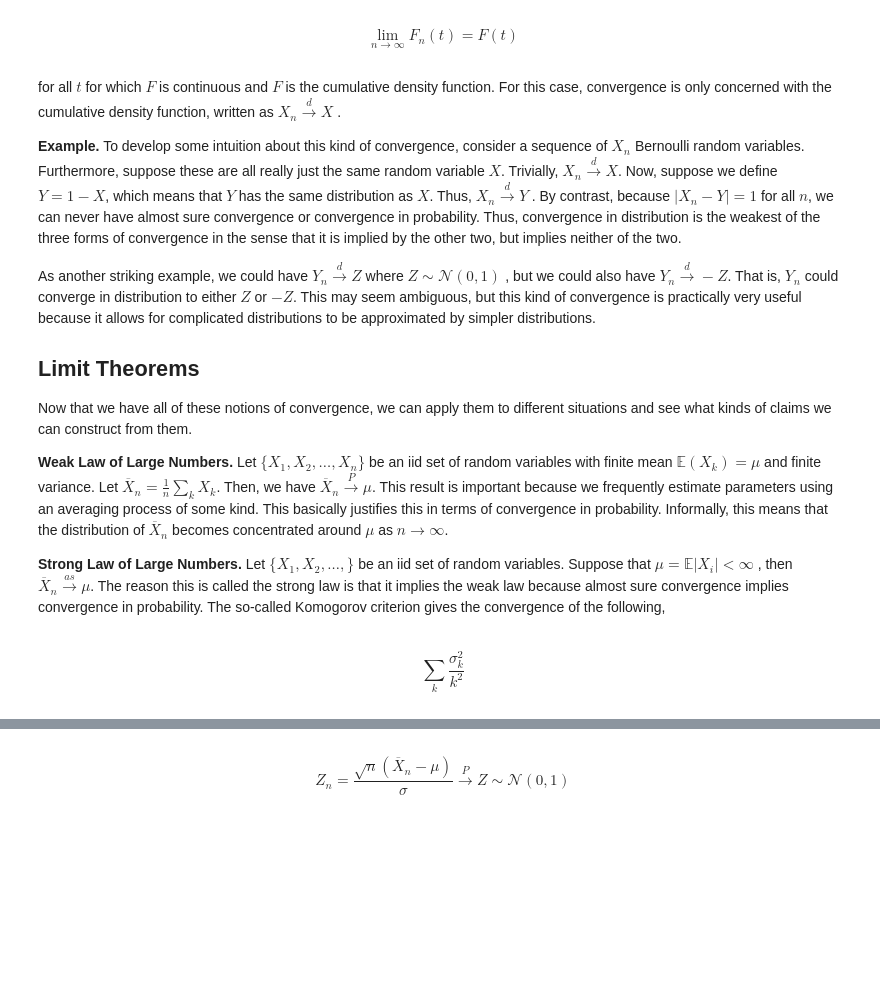
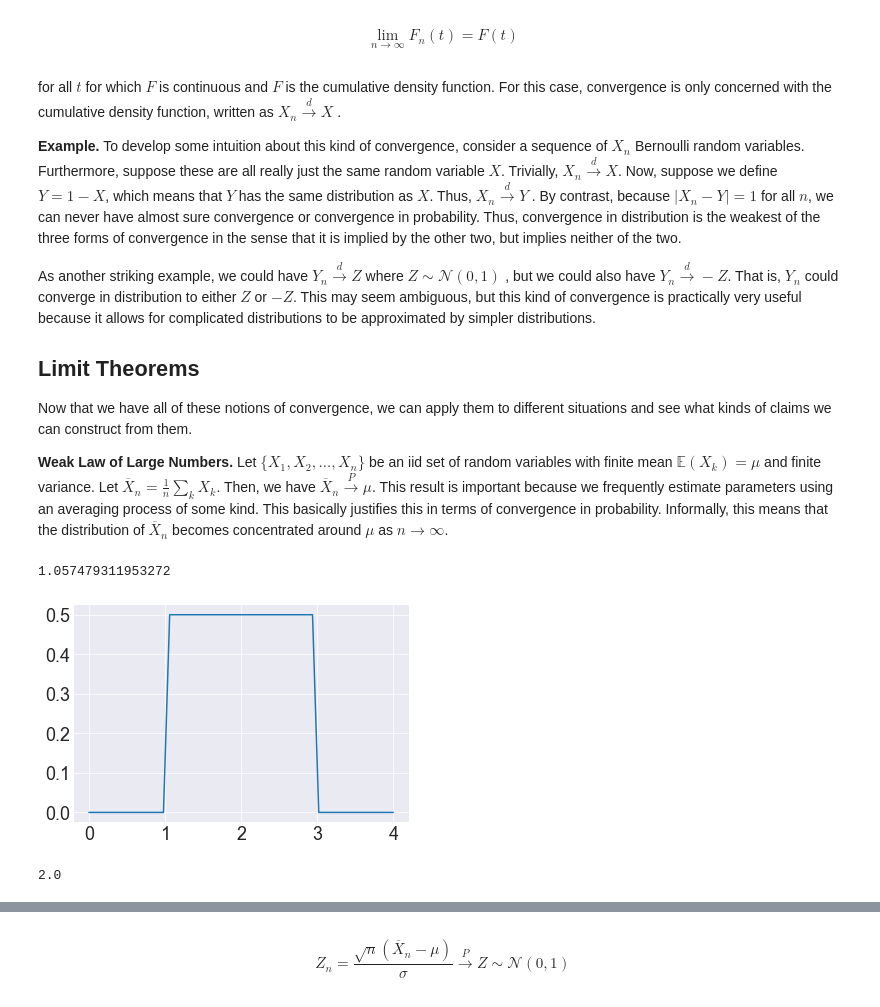
Before and after one commit to hvribeiro/MCSC1, a Jupyter notebook: aulas/03.1 - Introduction to Statistics.ipynb, the cells around one changed output, grey strips where cells are left out. Cells and saved outputs as stored; diff of their text form; code cells hidden in the pictures; blank space fills up the shorter version.

```diff
--- a/aulas/03.1 - Introduction to Statistics.ipynb
+++ b/aulas/03.1 - Introduction to Statistics.ipynb
@@ -471,16 +471,18 @@ variance. Let $\overline{X}_n = \frac{1}{n}\sum_k X_k$. Then, we have
 $\overline{X}_n \overset{P}{\to} \mu$. This result is important because we
 frequently estimate parameters using an averaging process of some kind. This
 basically justifies this in terms of convergence in probability. Informally,
-this means that the distribution of $\overline{X}_n$ becomes
-concentrated around $\mu$ as $n\rightarrow\infty$.
-
-**Strong Law of Large Numbers.**  Let $\lbrace X_1,X_2,\ldots,\rbrace$ be an
-iid set of random variables. Suppose that $\mu=\mathbb{E}\vert
-X_i\vert<\infty$, then $\overline{X}_n \overset{as}{\to} \mu$. The reason this
-is called the strong law is that it implies the weak law because almost sure
-convergence implies convergence in probability. The so-called  Komogorov
-criterion gives the convergence of the following,
+this means that the distribution of $\overline{X}_n$ becomes concentrated around $\mu$ as $n\rightarrow\infty$.
-# %% [markdown]
-$$
-\sum_k \frac{\sigma_k^2}{k^2}
-$$
+# %%
+u = stats.uniform(loc=1,scale=2)
+# %%
+u.rvs()
+# %% [output]
+1.057479311953272
+# %%
+plt.plot(np.linspace(0,4),u.pdf(np.linspace(0,4)));
+# %% [output]
+[figure, added]
+# %%
+u.mean()
+# %% [output]
+2.0
```
Also changed, not shown: parts of 17 cells of this notebook.
